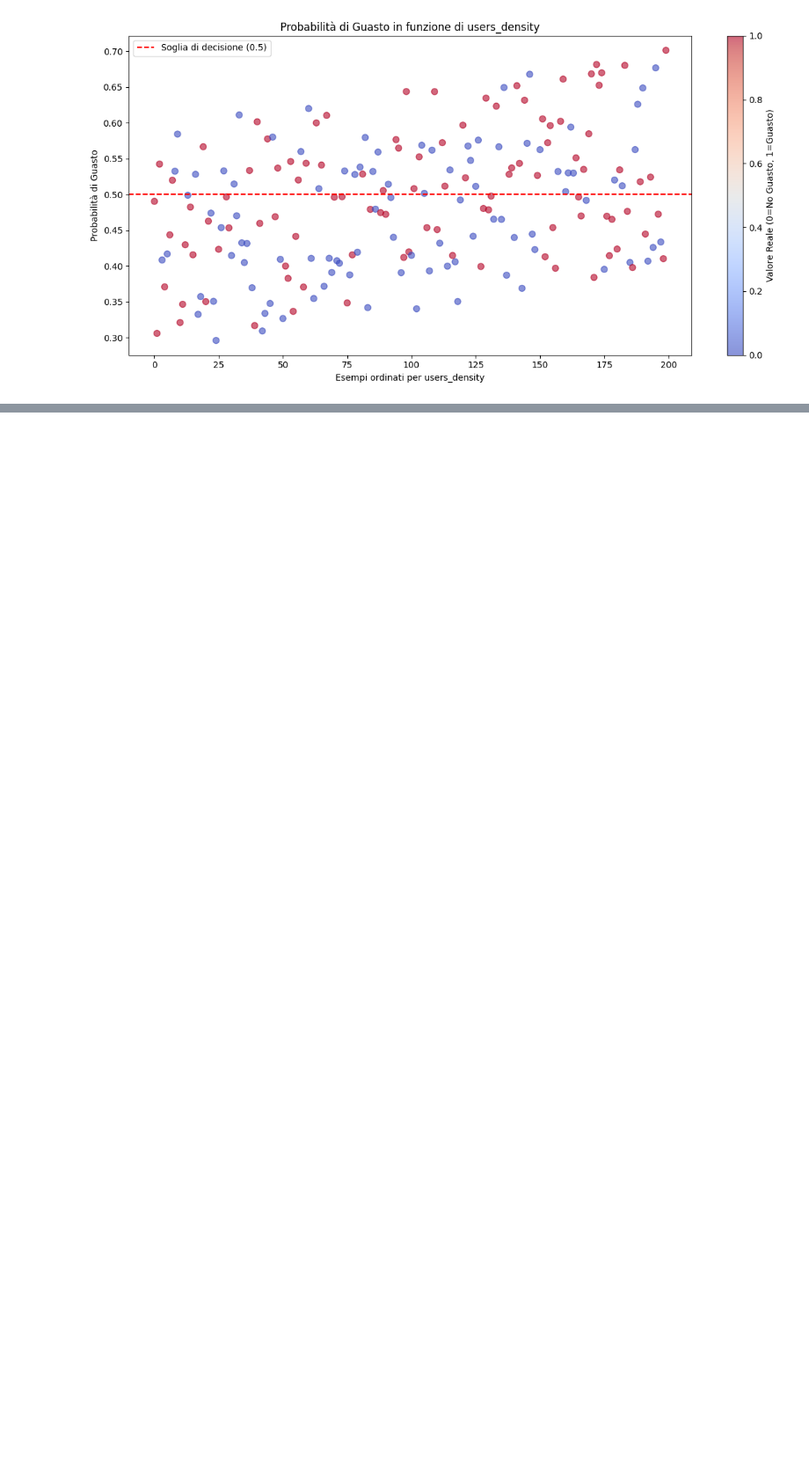
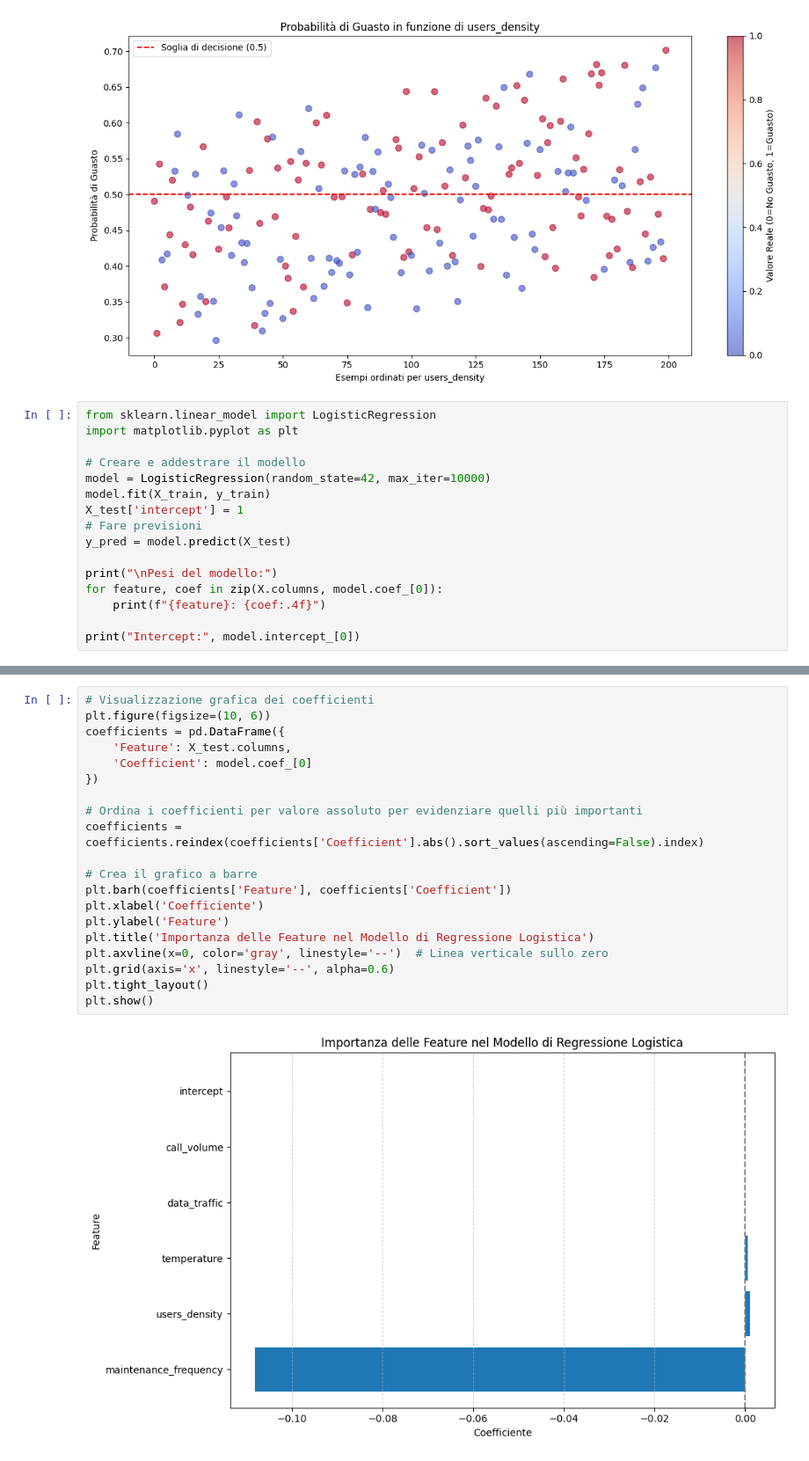
Before and after one commit to lu-ser/ML_Course_2025, a Jupyter notebook: 3_LogisticRegression/excercise.ipynb, the cells around one changed output, grey strips where cells are left out. Shown at 88% size. Saved outputs shown, nothing was run; the diff lists cells and outputs as text; blank space fills up the shorter version.

```diff
--- a/3_LogisticRegression/excercise.ipynb
+++ b/3_LogisticRegression/excercise.ipynb
@@ -436,3 +418,19 @@ for feature in important_features:
 # %% [output]
 [figure]
 [figure]
+# %%
+from sklearn.linear_model import LogisticRegression
+import matplotlib.pyplot as plt
+
+# Creare e addestrare il modello
+model = LogisticRegression(random_state=42, max_iter=10000)
+model.fit(X_train, y_train)
+X_test['intercept'] = 1
+# Fare previsioni
+y_pred = model.predict(X_test)
+
+print("\nPesi del modello:")
+for feature, coef in zip(X.columns, model.coef_[0]):
+    print(f"{feature}: {coef:.4f}")
+
+print("Intercept:", model.intercept_[0])
@@ -438,0 +445,22 @@ for feature in important_features:
+# %%
+# Visualizzazione grafica dei coefficienti
+plt.figure(figsize=(10, 6))
+coefficients = pd.DataFrame({
+    'Feature': X_test.columns,
+    'Coefficient': model.coef_[0]
+})
+
+# Ordina i coefficienti per valore assoluto per evidenziare quelli più importanti
+coefficients = coefficients.reindex(coefficients['Coefficient'].abs().sort_values(ascending=False).index)
+
+# Crea il grafico a barre
+plt.barh(coefficients['Feature'], coefficients['Coefficient'])
+plt.xlabel('Coefficiente')
+plt.ylabel('Feature')
+plt.title('Importanza delle Feature nel Modello di Regressione Logistica')
+plt.axvline(x=0, color='gray', linestyle='--')  # Linea verticale sullo zero
+plt.grid(axis='x', linestyle='--', alpha=0.6)
+plt.tight_layout()
+plt.show()
+# %% [output]
+[figure, added]
```
Also changed, not shown: parts of 9 cells of this notebook, 3 other files.
